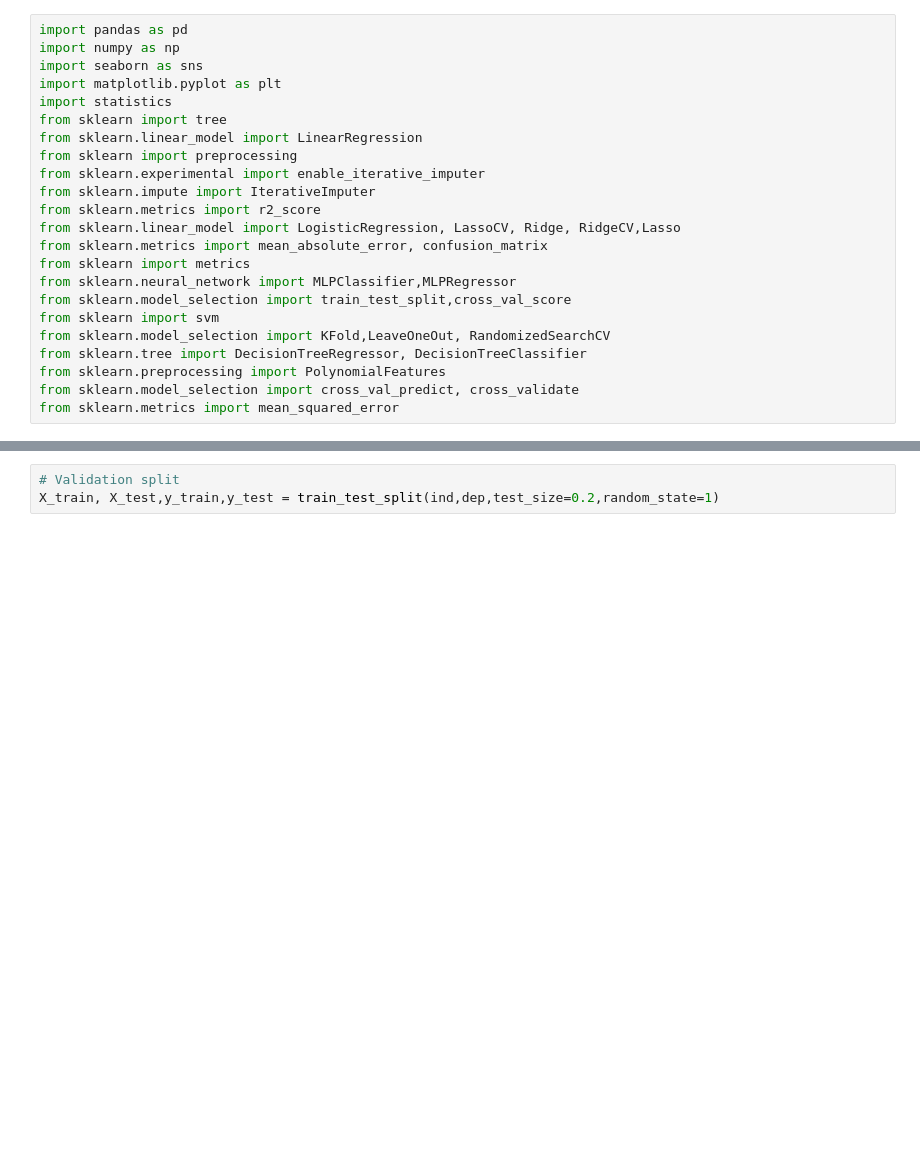
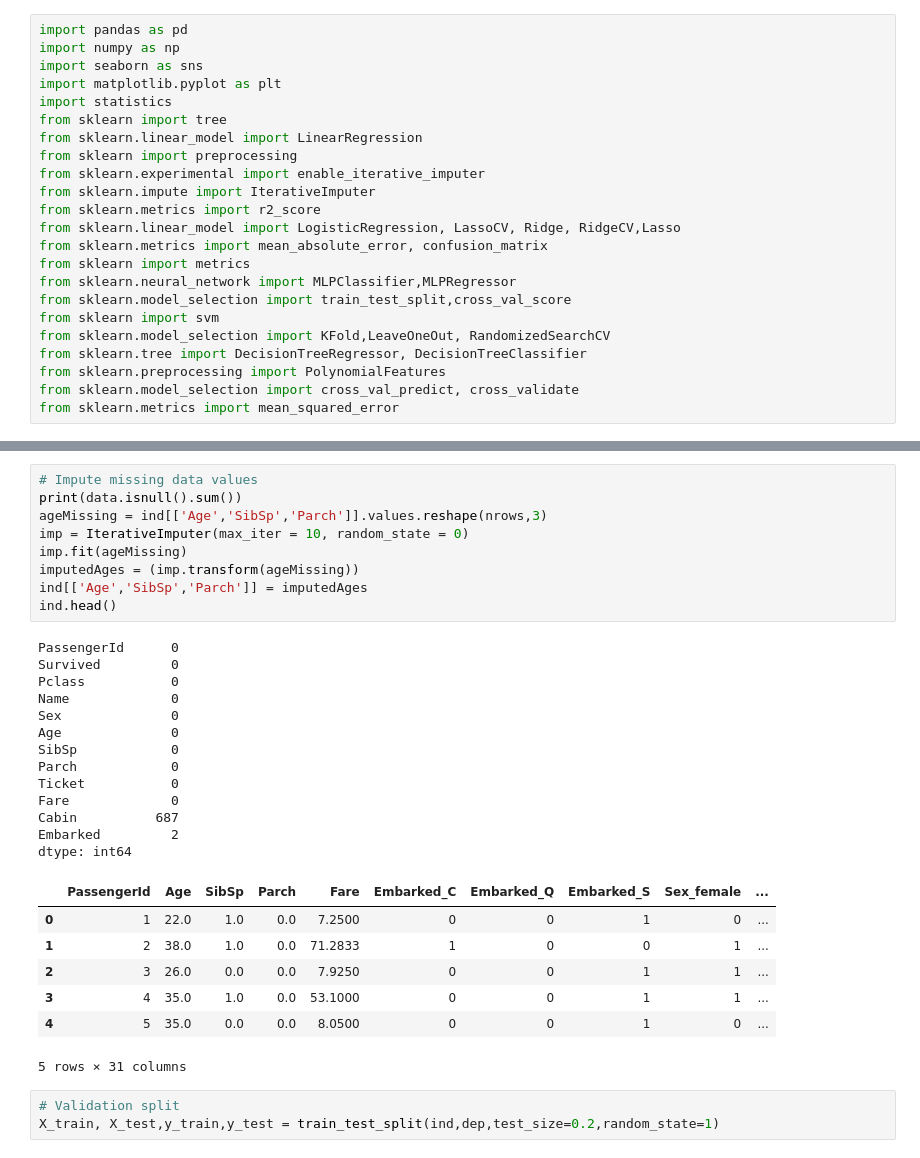
Before and after one commit to DanielCaoSilva/Surviving-The-Titanic, a Jupyter notebook: TitanicClassifier.ipynb, the cells around one changed output, grey strips where cells are left out. Cells and saved outputs as stored; diff of their text form; blank space fills up the shorter version.

```diff
--- a/TitanicClassifier.ipynb
+++ b/TitanicClassifier.ipynb
@@ -102,3 +99,33 @@ ind.describe()
+# %%
+# Impute missing data values
+print(data.isnull().sum())
+ageMissing = ind[['Age','SibSp','Parch']].values.reshape(nrows,3)
+imp = IterativeImputer(max_iter = 10, random_state = 0)
+imp.fit(ageMissing)
+imputedAges = (imp.transform(ageMissing))
+ind[['Age','SibSp','Parch']] = imputedAges
+ind.head()
+# %% [output]
+PassengerId      0
+Survived         0
+Pclass           0
+Name             0
+Sex              0
+Age              0
+SibSp            0
+Parch            0
+Ticket           0
+Fare             0
+Cabin          687
+Embarked         2
+dtype: int64
+|  | PassengerId | Age | SibSp | Parch | Fare | Embarked_C | Embarked_Q | Embarked_S | Sex_female | ... |
+| 0 | 1 | 22.0 | 1.0 | 0.0 | 7.2500 | 0 | 0 | 1 | 0 | ... |
+| 1 | 2 | 38.0 | 1.0 | 0.0 | 71.2833 | 1 | 0 | 0 | 1 | ... |
+| 2 | 3 | 26.0 | 0.0 | 0.0 | 7.9250 | 0 | 0 | 1 | 1 | ... |
+| 3 | 4 | 35.0 | 1.0 | 0.0 | 53.1000 | 0 | 0 | 1 | 1 | ... |
+| 4 | 5 | 35.0 | 0.0 | 0.0 | 8.0500 | 0 | 0 | 1 | 0 | ... |
+5 rows × 31 columns
 # %%
 # Validation split
 X_train, X_test,y_train,y_test = train_test_split(ind,dep,test_size=0.2,random_state=1)
```
Also changed, not shown: parts of 7 cells of this notebook.
